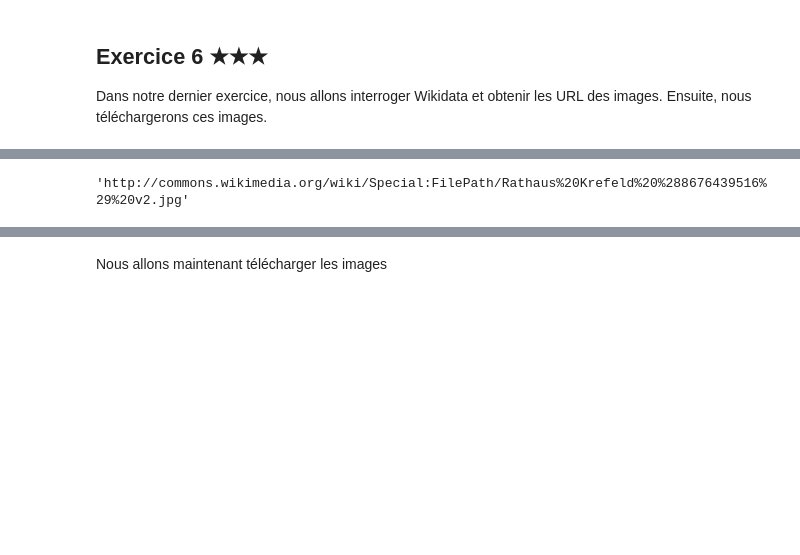
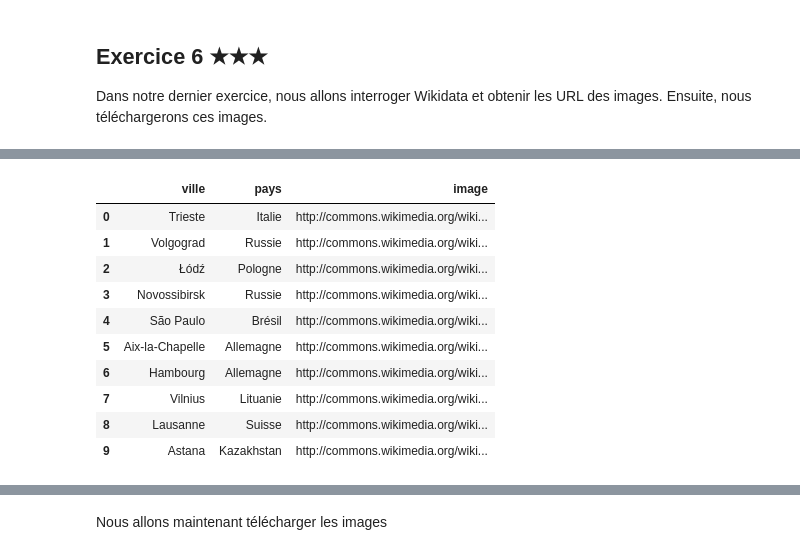
Before and after one commit to yanisDrx/DataMining, a Jupyter notebook: fr/TP1/tp1.ipynb, the cells around one changed output, grey strips where cells are left out. Cells and saved outputs as stored; diff of their text form; code cells hidden in the pictures; blank space fills up the shorter version.

```diff
--- a/fr/TP1/tp1.ipynb
+++ b/fr/TP1/tp1.ipynb
@@ -1314,5 +1327,6 @@ Requirement already satisfied: pyparsing<4,>=2.1.0 in c:\Users\Utilisateur 1\Des
 Note: you may need to restart the kernel to use updated packages.
 # %%
+"""Telechargement de données "grandes villes" à partir de Wikidata en utilisant SPARQLWrapper"""
 import sys
 from SPARQLWrapper import SPARQLWrapper, JSON
 
@@ -1323,40 +1337,50 @@ query = """SELECT DISTINCT ?grandeville ?grandevilleLabel ?pays ?paysLabel ?imag
   ?grandeville wdt:P31 wd:Q1549591;
                wdt:P17 ?pays;
                wdt:P18 ?image.
  SERVICE wikibase:label { bd:serviceParam wikibase:language "fr". }
 }
 LIMIT 10"""
 
 
 def get_results(endpoint_url, query):
     user_agent = "WDQS-example Python/%s.%s" % (
         sys.version_info[0],
         sys.version_info[1],
     )
     sparql = SPARQLWrapper(endpoint_url, agent=user_agent)
     sparql.setQuery(query)
     sparql.setReturnFormat(JSON)
     return sparql.query().convert()
 
 
 array = []
 results = get_results(endpoint_url, query)
 
 for result in results["results"]["bindings"]:
     array.append(
         (
             result["grandevilleLabel"]["value"],
             result["paysLabel"]["value"],
             result["image"]["value"],
         )
     )
+
+dataframe_grandevilles = pd.DataFrame(array, columns=["ville", "pays", "image"])
+dataframe_grandevilles = dataframe_grandevilles.astype(
+    dtype={"ville": "<U200", "pays": "<U200", "image": "<U200"}
+)
+
+#affichage du dataframe_grandevilles
+dataframe_grandevilles
+# %% [output]
+|  | ville | pays | image |
+| 0 | Trieste | Italie | http://commons.wikimedia.org/wiki... |
+| 1 | Volgograd | Russie | http://commons.wikimedia.org/wiki... |
+| 2 | Łódź | Pologne | http://commons.wikimedia.org/wiki... |
+| 3 | Novossibirsk | Russie | http://commons.wikimedia.org/wiki... |
+| 4 | São Paulo | Brésil | http://commons.wikimedia.org/wiki... |
+| 5 | Aix-la-Chapelle | Allemagne | http://commons.wikimedia.org/wiki... |
+| 6 | Hambourg | Allemagne | http://commons.wikimedia.org/wiki... |
+| 7 | Vilnius | Lituanie | http://commons.wikimedia.org/wiki... |
+| 8 | Lausanne | Suisse | http://commons.wikimedia.org/wiki... |
+| 9 | Astana | Kazakhstan | http://commons.wikimedia.org/wiki... |
-# %%
-dataframe = pd.DataFrame(array, columns=["ville", "pays", "image"])
-dataframe = dataframe.astype(
-    dtype={"ville": "<U200", "pays": "<U200", "image": "<U200"}
-)
-
-#affichage de la premiere ligne du dataframe, colonne 'image'
-dataframe.iloc[0]['image']
-# %% [output]
-'http://commons.wikimedia.org/wiki/Special:FilePath/Rathaus%20Krefeld%20%288676439516%29%20v2.jpg'
```
Also changed, not shown: parts of 11 cells of this notebook, 21 other files.
